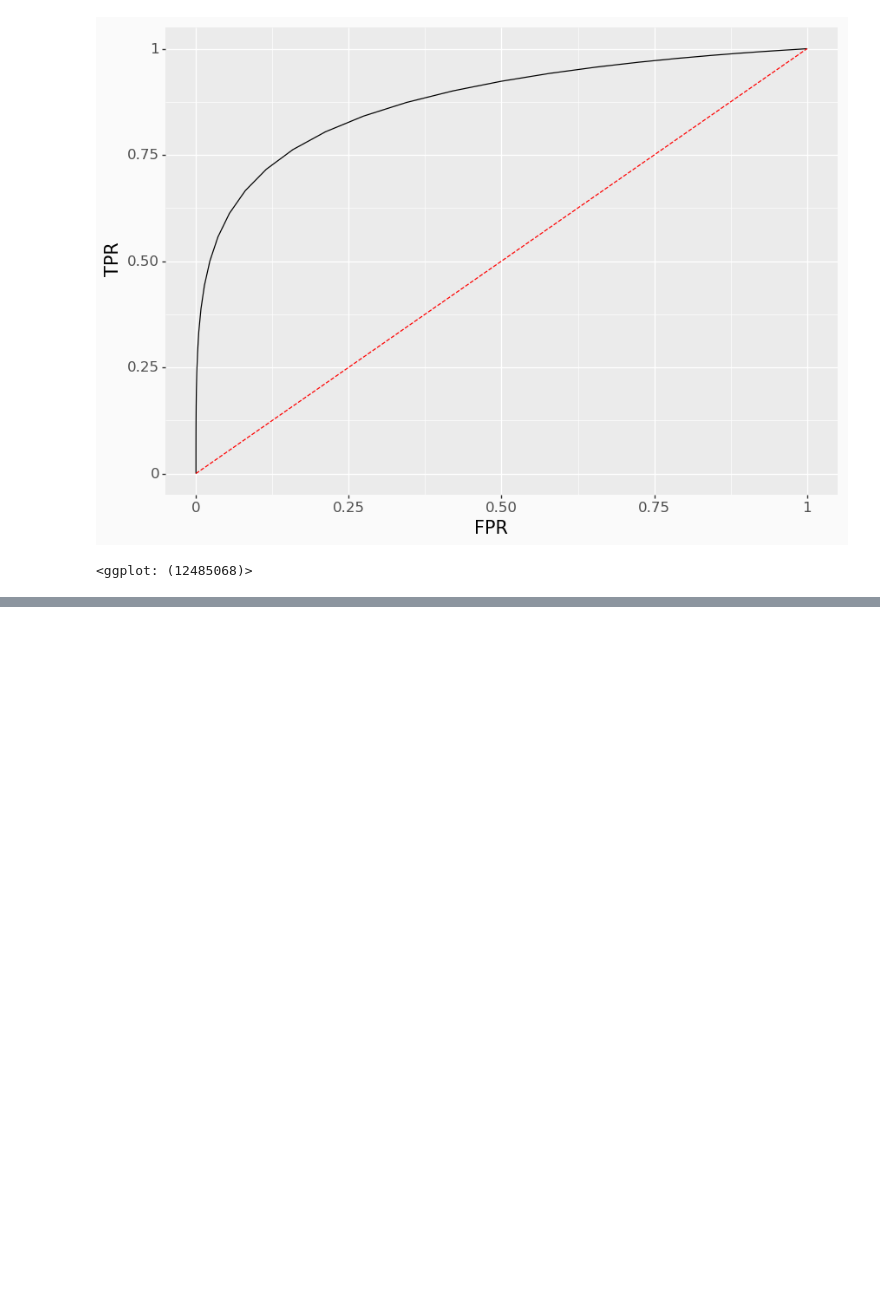
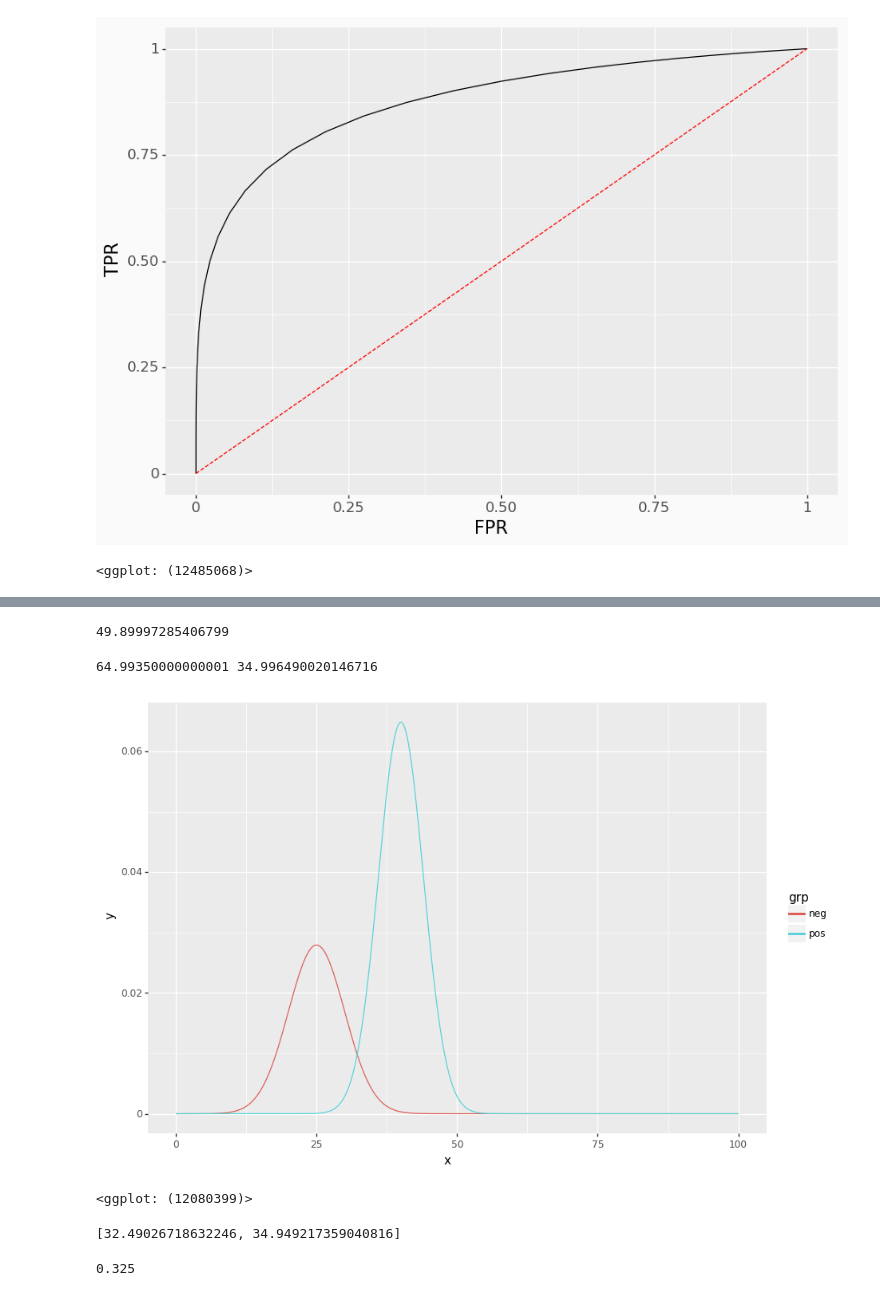
Before and after one commit to MichoelSnow/crtp, a Jupyter notebook: dig_trans_healthcare/Course/04_evaluating_predictions/images.ipynb, the cells around one changed output, grey strips where cells are left out. Saved outputs shown, nothing was run; the diff lists cells and outputs as text; code cells hidden in the pictures; blank space fills up the shorter version.

```diff
--- a/dig_trans_healthcare/Course/04_evaluating_predictions/images.ipynb
+++ b/dig_trans_healthcare/Course/04_evaluating_predictions/images.ipynb
@@ -111,0 +146,31 @@ p2.save(f'{PATH_I}/ROC.pdf')
+# %%
+y.sum()
+# %% [output]
+49.89997285406799
+# %%
+x = np.linspace(0,100,10**4)
+y1 = stats.norm.pdf(x,40,4)
+y2 = stats.norm.pdf(x,25,5)
+pos = 0.65
+y1 = y1*pos
+y2 = y2*(1-pos)
+# y.sum()
+# %%
+df1 = pd.DataFrame({'x':x,'y':y1,'grp':'pos'})
+df2 = pd.DataFrame({'x':x,'y':y2,'grp':'neg'})
+df_grp = pd.concat([df1,df2])
+print(y1.sum(),y2.sum())
+ggplot(df_grp,aes('x','y',color='grp')) + geom_line()
+# %% [output]
+64.99350000000001 34.996490020146716
+[figure, added]
+<ggplot: (12080399)>
+# %%
+df_dif = pd.DataFrame({'x':x,'pos':y1,'neg':y2})
+df_dif.loc[df_dif.x<=40,['pos','neg']].sum().tolist()
+# %% [output]
+[32.49026718632246, 34.949217359040816]
+# %%
+stats.norm.cdf(40,loc=40,scale=4)*.65
+# %% [output]
+0.325
```
Also changed, not shown: parts of 15 cells of this notebook, 9 other files.
